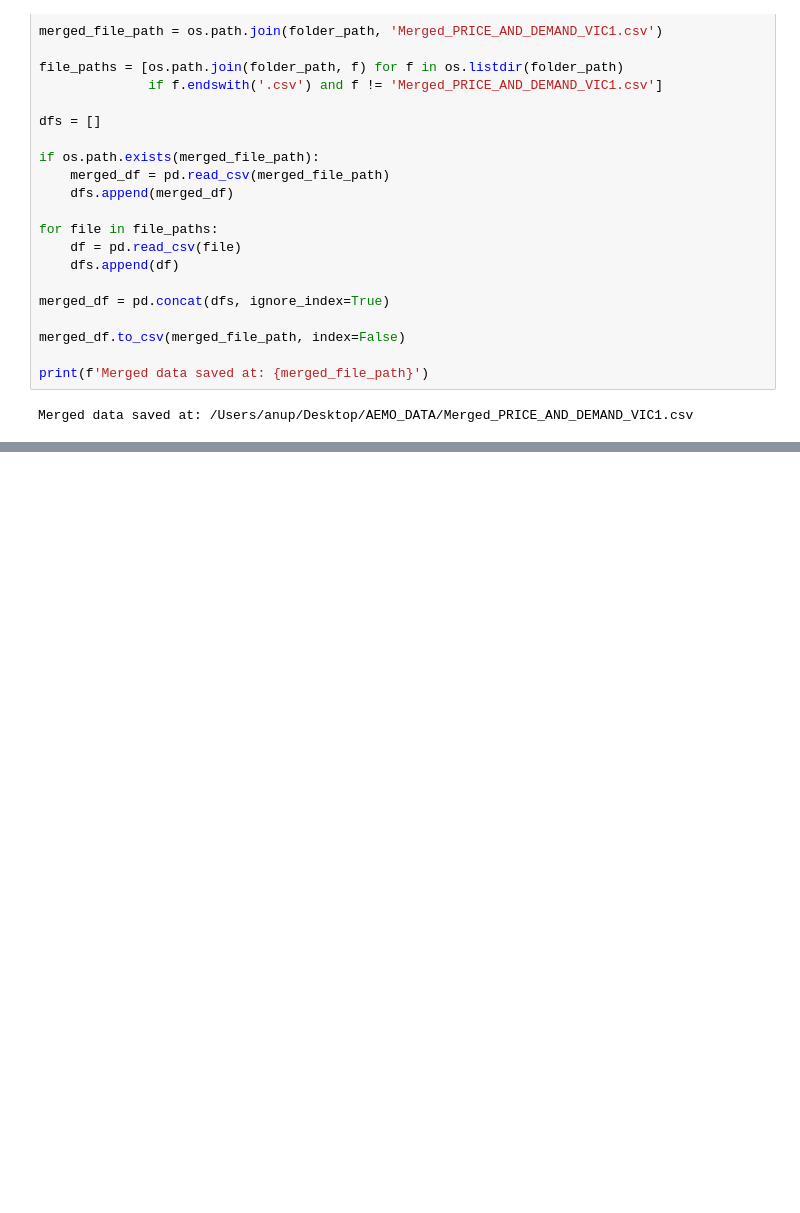
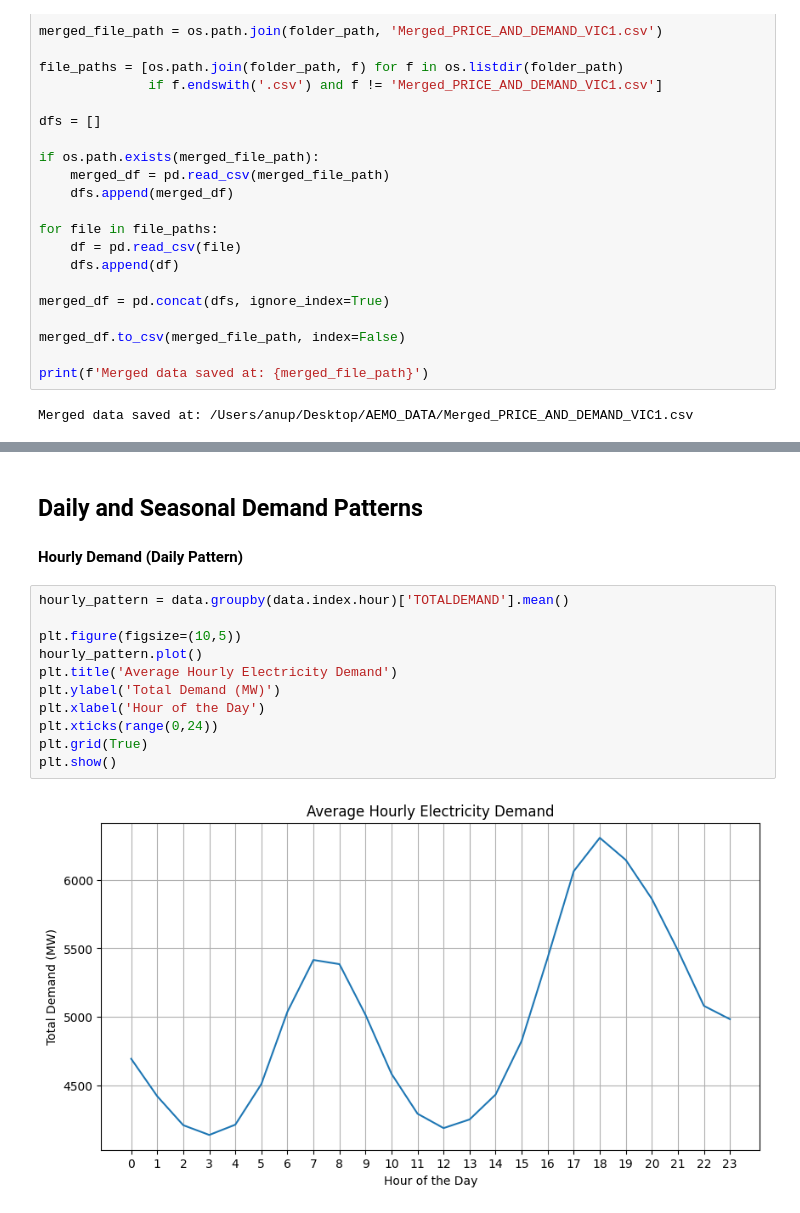
Before and after one commit to Anup-TG/Data-Science, a Jupyter notebook: AEMO/AEMO.ipynb, the cells around one changed output, grey strips where cells are left out. Saved outputs shown, nothing was run; the diff lists cells and outputs as text; blank space fills up the shorter version.

```diff
--- a/AEMO/AEMO.ipynb
+++ b/AEMO/AEMO.ipynb
@@ -58,0 +128,17 @@ testing
+# %% [markdown]
+## Daily and Seasonal Demand Patterns
+
+#### Hourly Demand (Daily Pattern)
+# %%
+hourly_pattern = data.groupby(data.index.hour)['TOTALDEMAND'].mean()
+
+plt.figure(figsize=(10,5))
+hourly_pattern.plot()
+plt.title('Average Hourly Electricity Demand')
+plt.ylabel('Total Demand (MW)')
+plt.xlabel('Hour of the Day')
+plt.xticks(range(0,24))
+plt.grid(True)
+plt.show()
+# %% [output]
+[figure, added]
```
Also changed, not shown: parts of 15 cells of this notebook.
